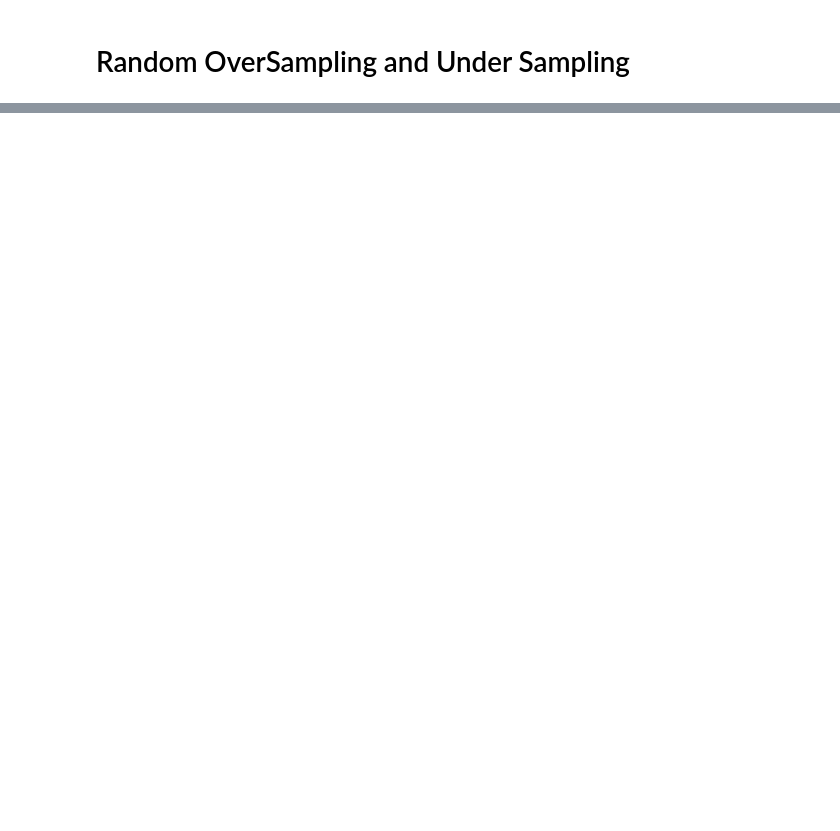
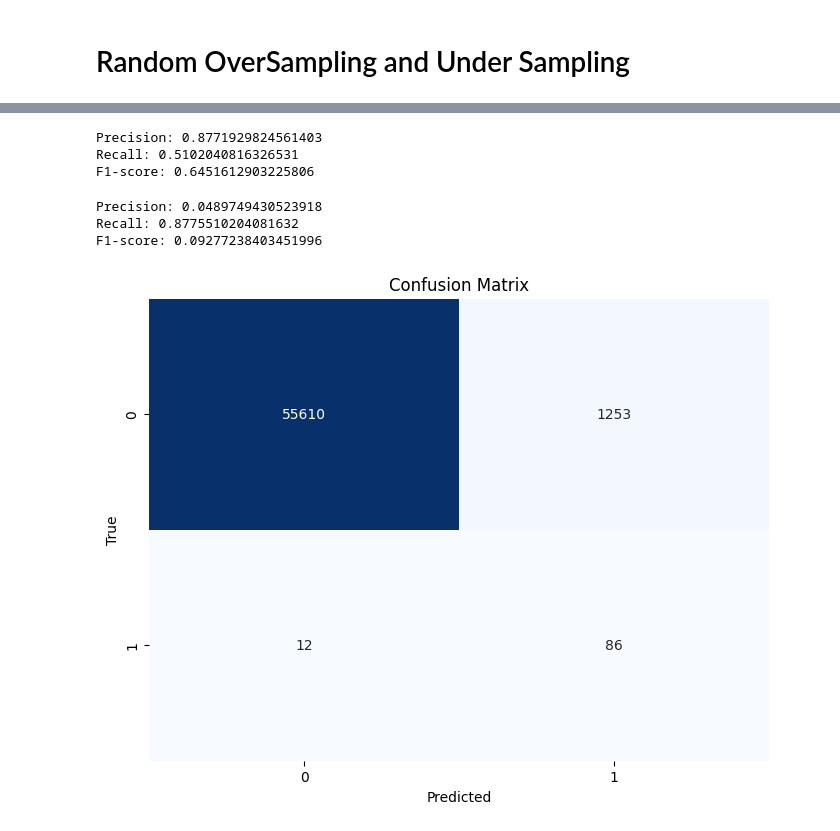
Before and after one commit to hassanabdullah1606/CODSOFT, a Jupyter notebook: Credit Card/Fraud.ipynb, the cells around one changed output, grey strips where cells are left out. Cells and saved outputs as stored; diff of their text form; code cells hidden in the pictures; blank space fills up the shorter version.

```diff
--- a/Credit Card/Fraud.ipynb
+++ b/Credit Card/Fraud.ipynb
@@ -184,2 +150,7 @@ X_train, X_test, y_train, y_test = train_test_split(X, y, test_size=0.2,random_s
-# %%
-X_train, X_val, y_train, y_val = train_test_split(X_train,y_train,train_size=0.8,random_state = 42)
+# %%
+sss = StratifiedKFold(n_splits=5, random_state=None, shuffle=False)
+
+for train_index, test_index in sss.split(X, y):
+    print("Train:", train_index, "Test:", test_index)
+    X_train, X_test = X.iloc[train_index], X.iloc[test_index]
+    y_train, y_test = y.iloc[train_index], y.iloc[test_index]
@@ -213,11 +186,11 @@ oversampler = RandomOverSampler(sampling_strategy='minority')
 undersampler = RandomUnderSampler(sampling_strategy='majority')
 
 # Apply resampling
-X_over, y_over = oversampler.fit_resample(X, y)
-X_under, y_under = undersampler.fit_resample(X, y)
+X_train_oversample, y_train_oversample = oversampler.fit_resample(X_train, y_train)
+X_train_undersample, y_train_undersample = undersampler.fit_resample(X_train, y_train)
 
 # Display the resulting DataFrame shapes
-print("Original Shape:", X.shape, y.shape)
-print("Oversampled Shape:", X_over.shape, y_over.shape)
-print("Undersampled Shape:", X_under.shape, y_under.shape)
+print("Original Shape:", X_train.shape, y_train.shape)
+print("Oversampled Shape:", X_train_oversample.shape, y_train_oversample.shape)
+print("Undersampled Shape:", X_train_undersample.shape, y_train_undersample.shape)
 # %% [output]
@@ -226,0 +208,12 @@ Undersampled Shape: (26, 29) (26,)
+# %%
+precision = precision_score(y_test, y_pred)
+recall = recall_score(y_test, y_pred)
+f1 = f1_score(y_test, y_pred)
+
+print("Precision:", precision)
+print("Recall:", recall)
+print("F1-score:", f1)
+# %% [output]
+Precision: 0.8771929824561403
+Recall: 0.5102040816326531
+F1-score: 0.6451612903225806
@@ -226,0 +224,28 @@ Undersampled Shape: (26, 29) (26,)
+# %%
+precision = precision_score(y_test, y_pred_undersample)
+recall = recall_score(y_test, y_pred_undersample)
+f1 = f1_score(y_test, y_pred_undersample)
+
+print("Precision:", precision)
+print("Recall:", recall)
+print("F1-score:", f1)
+# %% [output]
+Precision: 0.0489749430523918
+Recall: 0.8775510204081632
+F1-score: 0.09277238403451996
+# %%
+lr = LogisticRegression()
+lr.fit(X_train_oversample,y_train_oversample)
+y_pred_oversample = lr.predict(X_test)
+# %%
+precision = precision_score(y_test, y_pred_oversample)
+recall = recall_score(y_test, y_pred_oversample)
+cm = confusion_matrix(y_test, y_pred_oversample)
+plt.figure(figsize=(8, 6))
+sns.heatmap(cm, annot=True, fmt="d", cmap="Blues", cbar=False)
+plt.xlabel("Predicted")
+plt.ylabel("True")
+plt.title("Confusion Matrix")
+plt.show()
+# %% [output]
+[figure, added]
```
Also changed, not shown: parts of 13 cells of this notebook.
